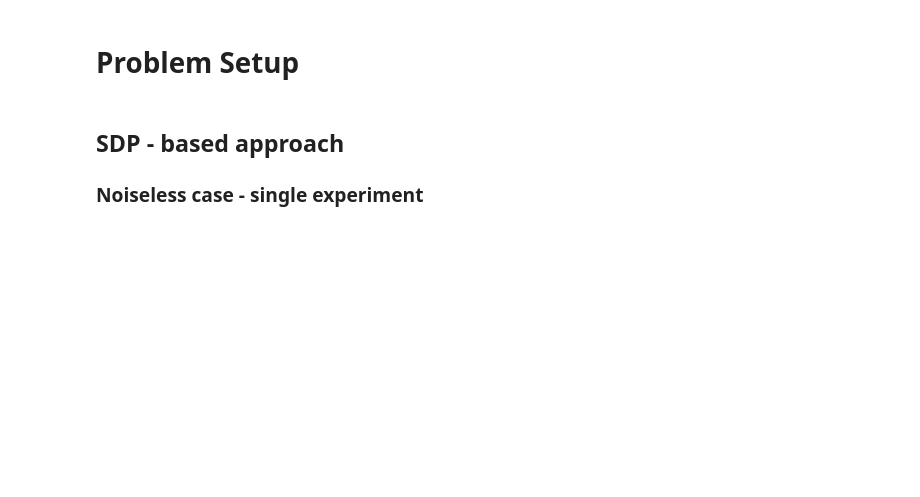
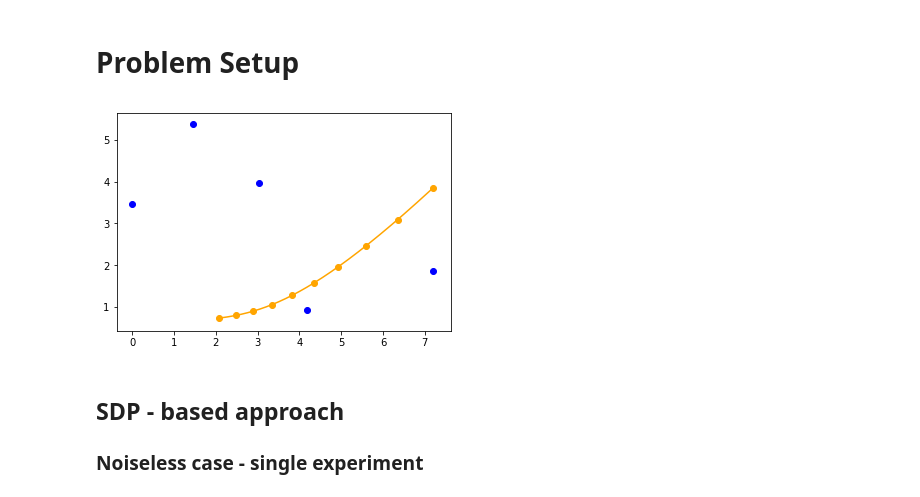
Before and after one commit to LCAV/continuous-localization, a Jupyter notebook: ProblemVisualization.ipynb, the cells around one changed output. Drawn from its saved outputs; the diff is of its cells as text; code cells hidden in the pictures; blank space fills up the shorter version.

```diff
--- a/ProblemVisualization.ipynb
+++ b/ProblemVisualization.ipynb
@@ -9,26 +9,28 @@ import matplotlib.pyplot as plt
 # %%
 from trajectory import Trajectory
 from environment import Environment
 from global_variables import DIM
 
 n_anchors = 5 #number of anchors
 n_positions = 10 #number of robot sample positions
 n_complexity = 4 #model complexity
 
-trajectory = Trajectory(n_positions, n_complexity)
+trajectory = Trajectory(n_positions, n_complexity, model='polynomial')
 environment = Environment(n_anchors)
 trajectory.set_trajectory(seed=1)
 environment.set_random_anchors(seed=1)
 
 
 plt.figure()
 environment.plot()
 trajectory.plot(color='orange')
 #plt.axis('off')
 #plt.savefig('traj_setup.png')
 
 environment.set_D(trajectory)
 D_topright = environment.D[:n_positions,n_positions:]
+# %% [output]
+[figure, added]
 # %% [markdown]
 ## SDP - based approach
 ### Noiseless case - single experiment
```
Also changed, not shown: parts of 17 cells of this notebook, 1 other file.
